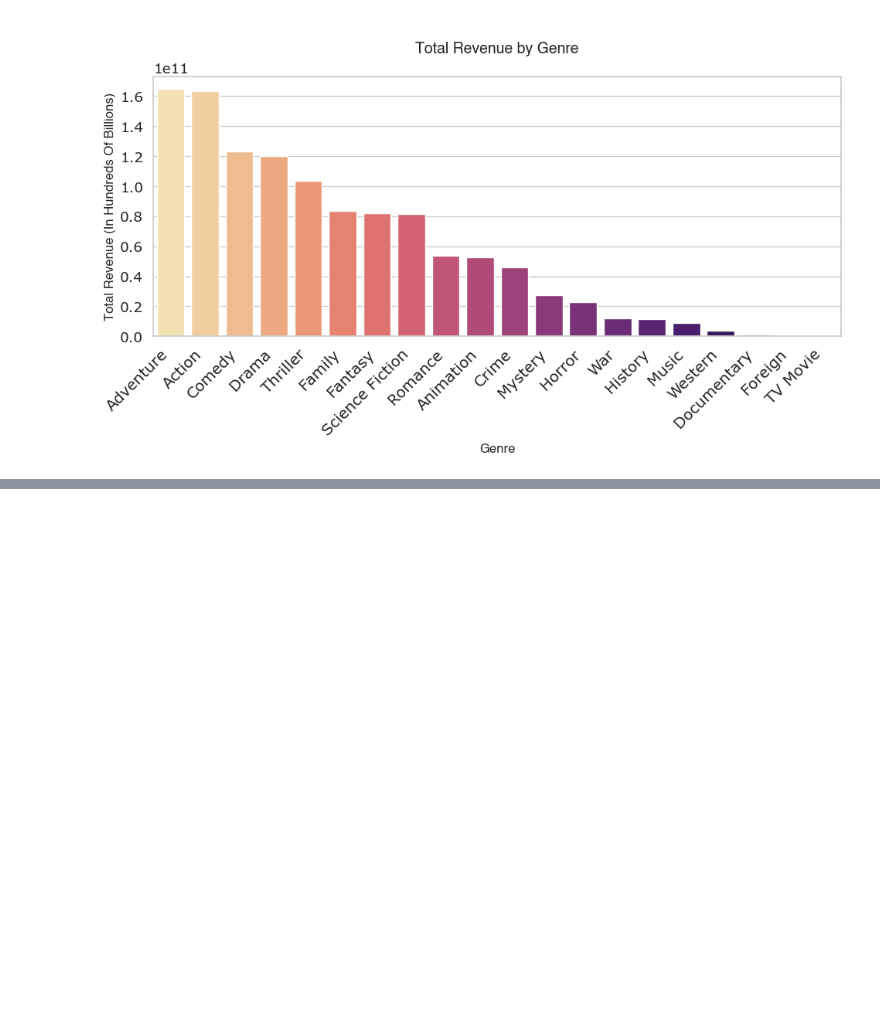
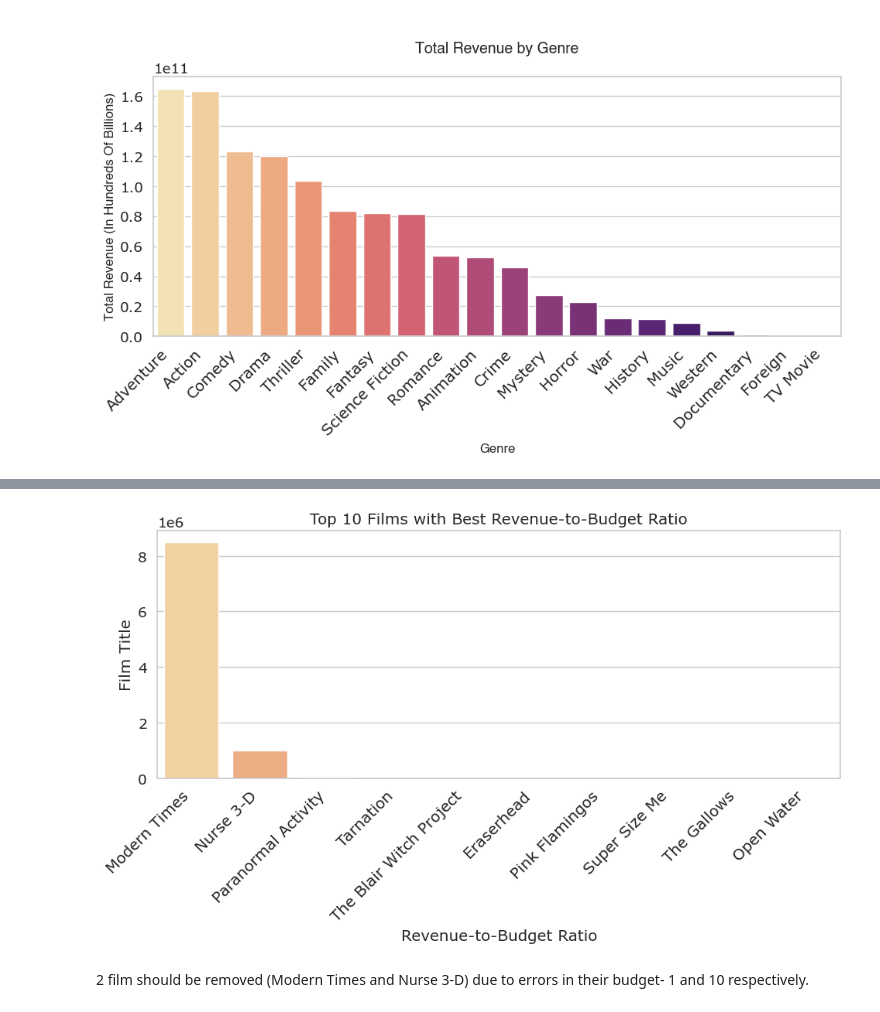
Before and after one commit to ldearlove/TMDB_project, a Jupyter notebook: TMDB_Liam_Final.ipynb, the cells around one changed output, grey strips where cells are left out. Drawn from its saved outputs; the diff is of its cells as text; code cells hidden in the pictures; blank space fills up the shorter version.

Commit message:
add revenue to budget graphs

```diff
--- a/TMDB_Liam_Final.ipynb
+++ b/TMDB_Liam_Final.ipynb
@@ -199,3 +199,7 @@ plt.tight_layout()
 plt.show()
 # %% [output]
 [figure]
+# %%
+df['revenue_to_budget_ratio'] =  np.where(df['budget'] != 0, df['revenue'] / df['budget'], np.nan)
+ratio_df = df.copy()
+top_films = ratio_df.nlargest(10, 'revenue_to_budget_ratio')
@@ -201,0 +219,19 @@ plt.show()
+# %%
+plt.figure(figsize=(10, 6))
+sns.barplot(data=top_films, x='title',
+            y='revenue_to_budget_ratio',
+            palette='magma_r'
+           )
+plt.xlabel('Revenue-to-Budget Ratio')
+plt.ylabel('Film Title')
+plt.title('Top 10 Films with Best Revenue-to-Budget Ratio')
+plt.xticks(rotation=45,
+            horizontalalignment = 'right',
+            fontweight = 'light',
+            fontsize =  'medium')
+plt.tight_layout()
+plt.show()
+# %% [output]
+[figure, added]
+# %% [markdown]
+2 film should be removed (Modern Times and Nurse 3-D) due to errors in their budget- 1 and 10 respectively.
```
Also changed, not shown: parts of 8 cells of this notebook.
